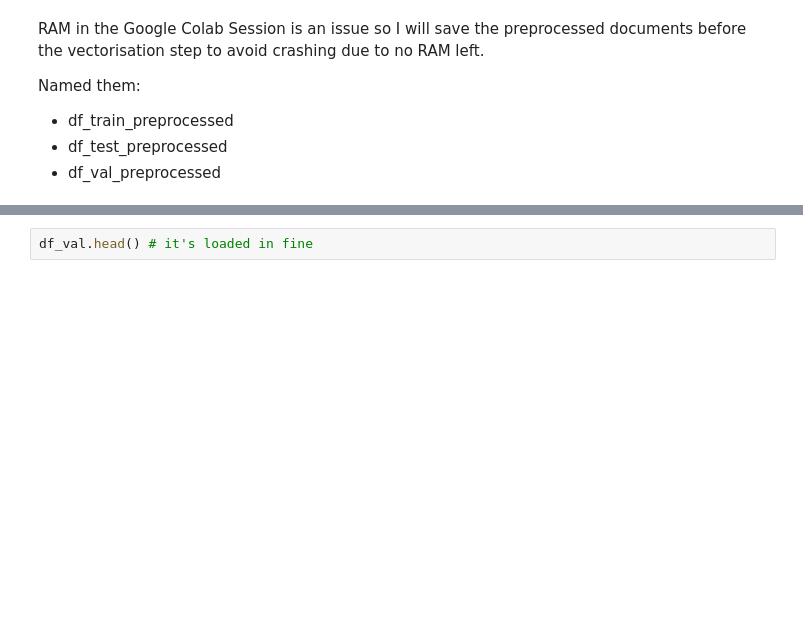
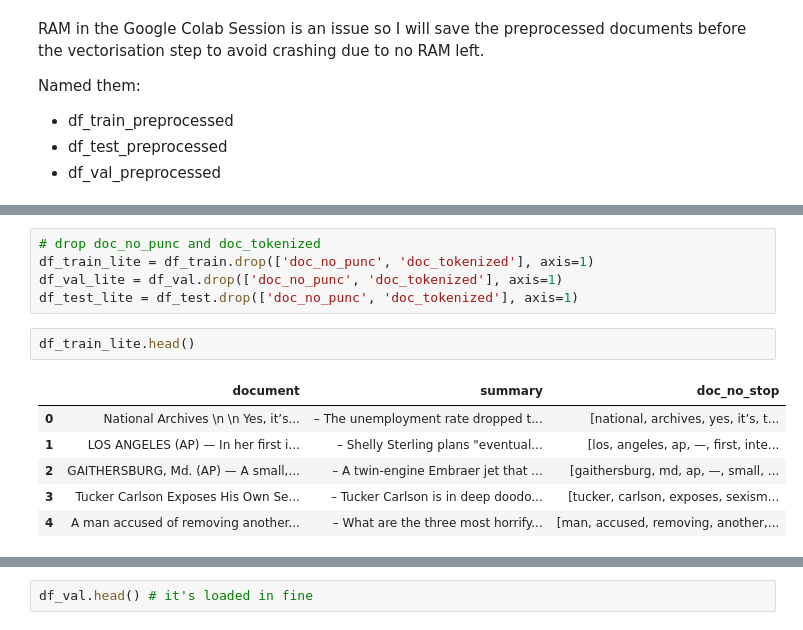
Before and after one commit to tjjdoherty/llm-project-1, a Jupyter notebook: llm_project_1_preprocess.ipynb, the cells around one changed output, grey strips where cells are left out. Saved outputs shown, nothing was run; the diff lists cells and outputs as text; blank space fills up the shorter version.

```diff
--- a/llm_project_1_preprocess.ipynb
+++ b/llm_project_1_preprocess.ipynb
@@ -331,0 +342,14 @@ Named them:
+# %%
+# drop doc_no_punc and doc_tokenized
+df_train_lite = df_train.drop(['doc_no_punc', 'doc_tokenized'], axis=1)
+df_val_lite = df_val.drop(['doc_no_punc', 'doc_tokenized'], axis=1)
+df_test_lite = df_test.drop(['doc_no_punc', 'doc_tokenized'], axis=1)
+# %%
+df_train_lite.head()
+# %% [output]
+|  | document | summary | doc_no_stop |
+| 0 | National Archives \n \n Yes, it’s... | – The unemployment rate dropped t... | [national, archives, yes, it’s, t... |
+| 1 | LOS ANGELES (AP) — In her first i... | – Shelly Sterling plans "eventual... | [los, angeles, ap, —, first, inte... |
+| 2 | GAITHERSBURG, Md. (AP) — A small,... | – A twin-engine Embraer jet that ... | [gaithersburg, md, ap, —, small, ... |
+| 3 | Tucker Carlson Exposes His Own Se... | – Tucker Carlson is in deep doodo... | [tucker, carlson, exposes, sexism... |
+| 4 | A man accused of removing another... | – What are the three most horrify... | [man, accused, removing, another,... |
```
Also changed, not shown: parts of 10 cells of this notebook.
